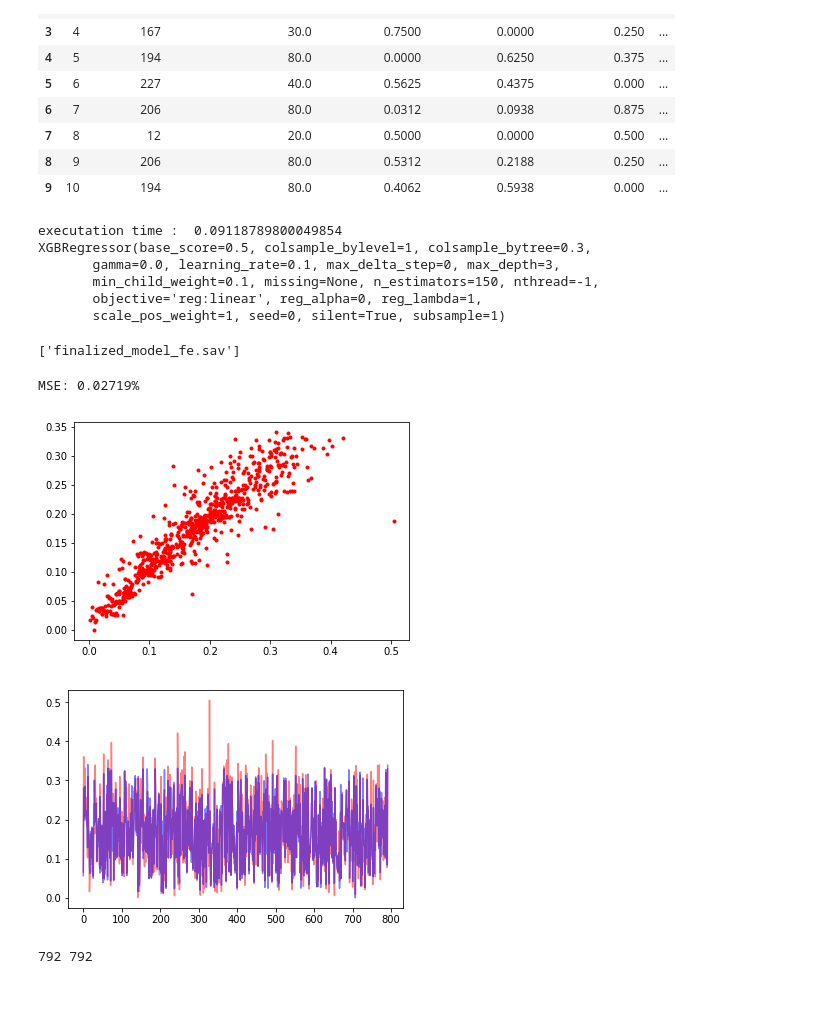
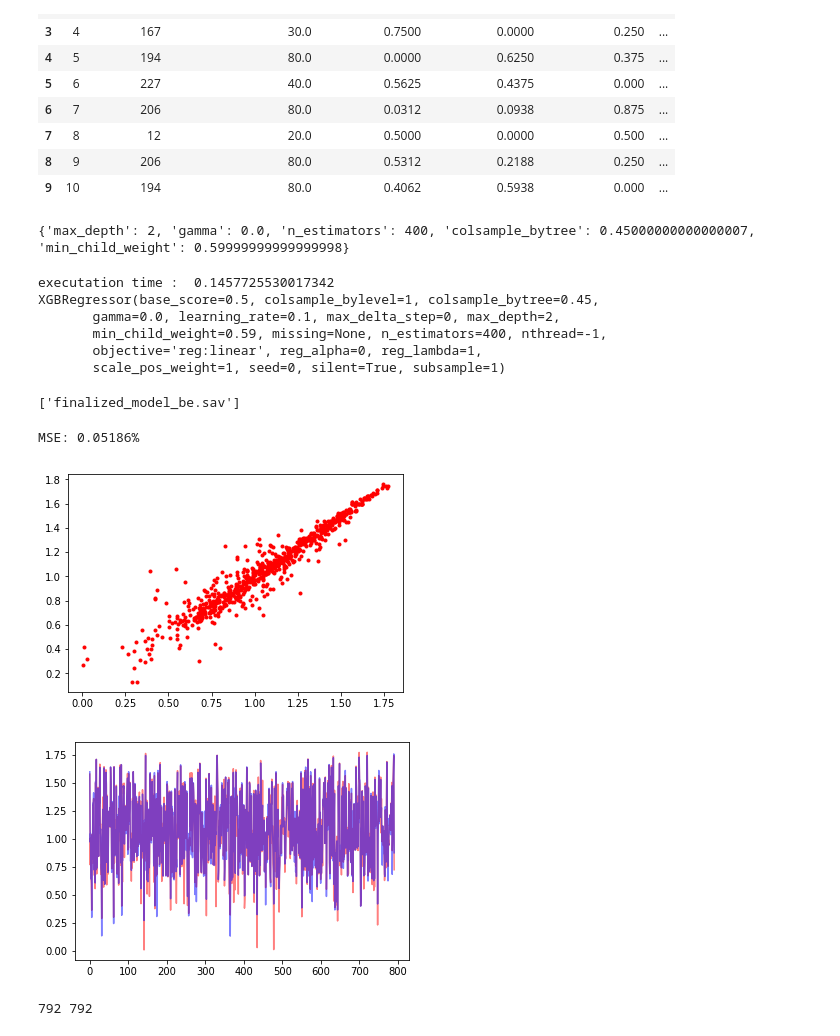
Before and after one commit to bijanfallah/KGN, a Jupyter notebook: nomad.ipynb, the cells around one changed output. Saved outputs shown, nothing was run; the diff lists cells and outputs as text; code cells hidden in the pictures; blank space fills up the shorter version.

```diff
--- a/nomad.ipynb
+++ b/nomad.ipynb
@@ -77,41 +84,43 @@ X_train, X_test, y_train_be, y_test_be = train_test_split(train, target_be, test
 #search for best model
 model=XGBRegressor()
 search_params = {
-    'max_depth':list(range(2,10,1)),
+    'max_depth':list(range(1,10,1)),
     'n_estimators':list(range(10,500,10)),
-    'gamma':list(np.arange(0.,.9,.05)),
+    'gamma':list(np.arange(0.,1,.05)),
     'min_child_weight':list(np.arange(0.1,1,.1)),
     'colsample_bytree':list(np.arange(0.1,1,.05))
 }
-search = RandomizedSearchCV(model, search_params, n_iter=1000)
-#search.fit(X_train, y_train_be)
-search.fit(X_train, y_train_fe)
+search = RandomizedSearchCV(model, search_params, n_iter=10000)
+search.fit(X_train, y_train_be)
+#search.fit(X_train, y_train_fe)
 print(search.best_params_)
+# %% [output]
+{'max_depth': 2, 'gamma': 0.0, 'n_estimators': 400, 'colsample_bytree': 0.45000000000000007, 'min_child_weight': 0.59999999999999998}
 # %%
 
 
 
 # fit model no training data
 #model = XGBClassifier(learning_rate=0.1,max_depth=6, subsample=1,min_child_weight=0.02,colsample_bytree=0.3)
-model = XGBRegressor(gamma=0.0,max_depth=3,n_estimators=150,min_child_weight=0.1,colsample_bytree=0.3)
+model = XGBRegressor(gamma=0.0,max_depth=2,n_estimators=400,min_child_weight=0.59,colsample_bytree=0.45)
 start = timer()
-model.fit(X_train, y_train_fe)
-#model.fit(X_train, y_train_be)
+#model.fit(X_train, y_train_fe)
+model.fit(X_train, y_train_be)
 end = timer()
 # %%
 print('executation time : ', (end - start))
 print(model)
-filename = 'finalized_model_fe.sav'
-#filename = 'finalized_model_be.sav'
+#filename = 'finalized_model_fe.sav'
+filename = 'finalized_model_be.sav'
 joblib.dump(model, filename)
 # %% [output]
-executation time :  0.09118789800049854
-XGBRegressor(base_score=0.5, colsample_bylevel=1, colsample_bytree=0.3,
-       gamma=0.0, learning_rate=0.1, max_delta_step=0, max_depth=3,
-       min_child_weight=0.1, missing=None, n_estimators=150, nthread=-1,
+executation time :  0.1457725530017342
+XGBRegressor(base_score=0.5, colsample_bylevel=1, colsample_bytree=0.45,
+       gamma=0.0, learning_rate=0.1, max_delta_step=0, max_depth=2,
+       min_child_weight=0.59, missing=None, n_estimators=400, nthread=-1,
        objective='reg:linear', reg_alpha=0, reg_lambda=1,
        scale_pos_weight=1, seed=0, silent=True, subsample=1)
-['finalized_model_fe.sav']
+['finalized_model_be.sav']
 # %%
 y_pred = model.predict(X_test)
 # %%
@@ -125,25 +134,25 @@ def rmsle(y, y_pred):
 # %%
 
 
-accuracy = rmsle(list(y_test_fe), list(y_pred))
-#accuracy = rmsle(list(y_test_be), list(y_pred))
-print("MSE: %.5f%%" % (accuracy))
+#accuracy = rmsle(list(y_test_fe), list(y_pred))
+accuracy = rmsle(list(y_test_be), list(y_pred))
+print("rmsle: %.5f%%" % (accuracy))
 # %% [output]
-MSE: 0.02719%
+MSE: 0.05186%
 # %%
-plt.plot(y_test_fe, y_pred,'r.')
+plt.plot(y_test_be, y_pred,'r.')
 #plt.ylim((0,0.4))
 #plt.xlim((0,0.4))
 plt.show()
 # %% [output]
-[figure, old version]
+[figure, new version]
 # %%
-plt.plot(range(0,792),y_test_fe, 'r', alpha=.5)
+plt.plot(range(0,792),y_test_be, 'r', alpha=.5)
 plt.plot(range(0,792),y_pred, 'b', alpha=.5)
 plt.show()
 print(len(y_test), len(y_pred))
 # %% [output]
-[figure, old version]
+[figure, new version]
 792 792
 # %%
 
```
Also changed, not shown: parts of 5 cells of this notebook.
